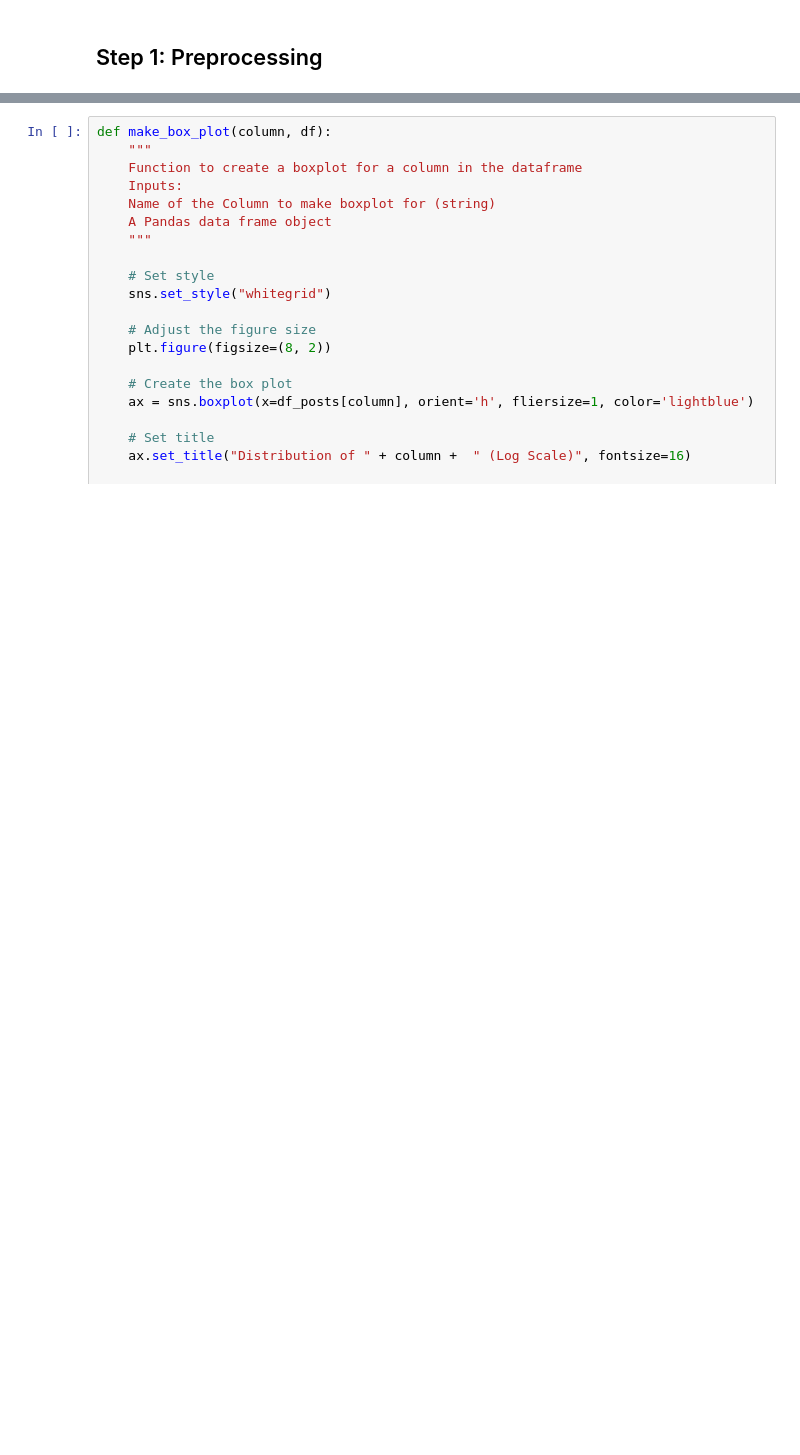
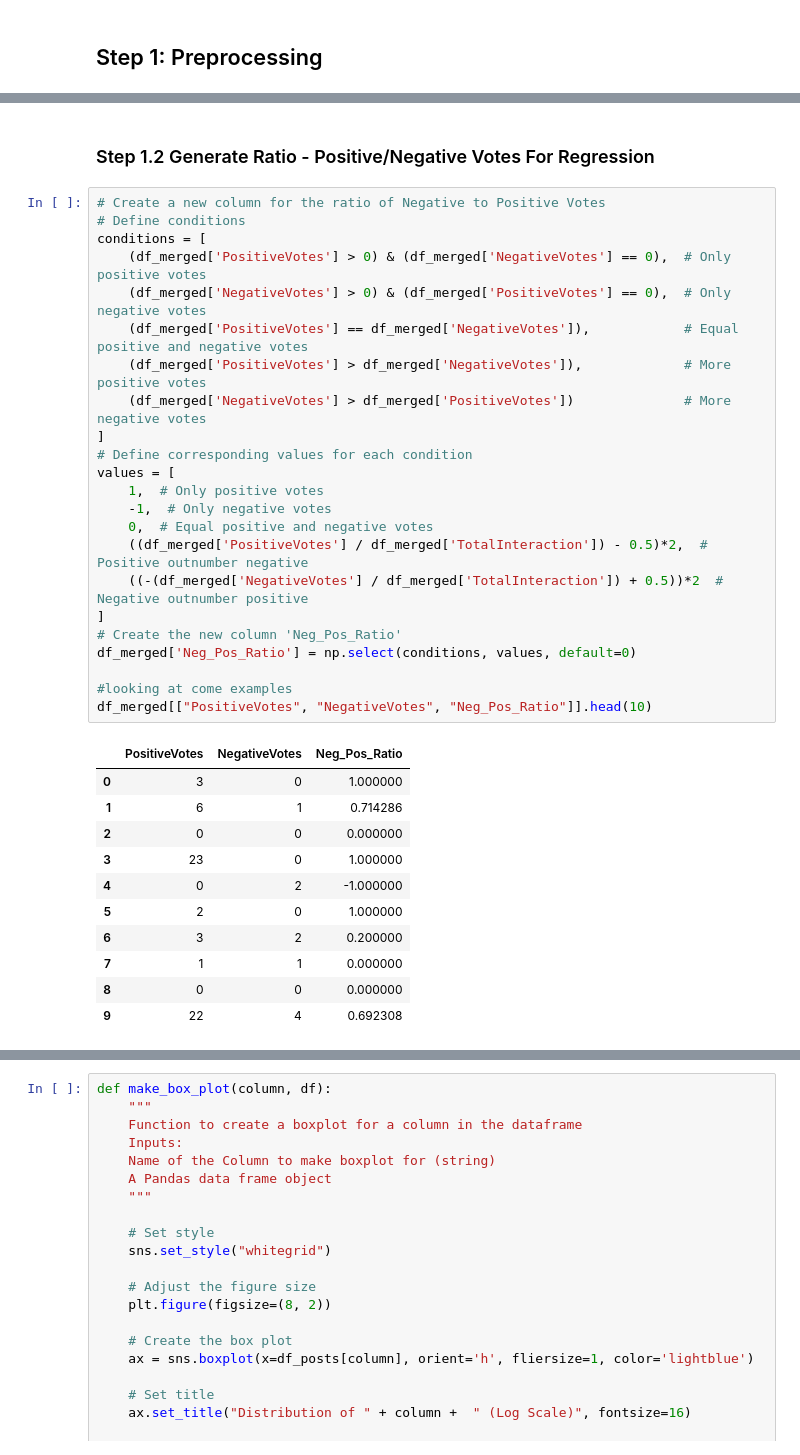
Before and after one commit to dario-x/user-post-popularity-prediction, a Jupyter notebook: main.ipynb, the cells around one changed output, grey strips where cells are left out. Saved outputs shown, nothing was run; the diff lists cells and outputs as text; blank space fills up the shorter version.

```diff
--- a/main.ipynb
+++ b/main.ipynb
@@ -107,0 +156,37 @@ df_merged['Headline'] = df_merged['Headline'].fillna('')
+# %% [markdown]
+###  Step 1.2 Generate Ratio - Positive/Negative Votes For Regression
+# %%
+# Create a new column for the ratio of Negative to Positive Votes
+# Define conditions
+conditions = [
+    (df_merged['PositiveVotes'] > 0) & (df_merged['NegativeVotes'] == 0),  # Only positive votes
+    (df_merged['NegativeVotes'] > 0) & (df_merged['PositiveVotes'] == 0),  # Only negative votes
+    (df_merged['PositiveVotes'] == df_merged['NegativeVotes']),            # Equal positive and negative votes
+    (df_merged['PositiveVotes'] > df_merged['NegativeVotes']),             # More positive votes
+    (df_merged['NegativeVotes'] > df_merged['PositiveVotes'])              # More negative votes
+]
+# Define corresponding values for each condition
+values = [
+    1,  # Only positive votes
+    -1,  # Only negative votes
+    0,  # Equal positive and negative votes
+    ((df_merged['PositiveVotes'] / df_merged['TotalInteraction']) - 0.5)*2,  # Positive outnumber negative
+    ((-(df_merged['NegativeVotes'] / df_merged['TotalInteraction']) + 0.5))*2  # Negative outnumber positive
+]
+# Create the new column 'Neg_Pos_Ratio'
+df_merged['Neg_Pos_Ratio'] = np.select(conditions, values, default=0)
+
+#looking at come examples
+df_merged[["PositiveVotes", "NegativeVotes", "Neg_Pos_Ratio"]].head(10)
+# %% [output]
+|  | PositiveVotes | NegativeVotes | Neg_Pos_Ratio |
+| 0 | 3 | 0 | 1.000000 |
+| 1 | 6 | 1 | 0.714286 |
+| 2 | 0 | 0 | 0.000000 |
+| 3 | 23 | 0 | 1.000000 |
+| 4 | 0 | 2 | -1.000000 |
+| 5 | 2 | 0 | 1.000000 |
+| 6 | 3 | 2 | 0.200000 |
+| 7 | 1 | 1 | 0.000000 |
+| 8 | 0 | 0 | 0.000000 |
+| 9 | 22 | 4 | 0.692308 |
```
Also changed, not shown: parts of 32 cells of this notebook.
